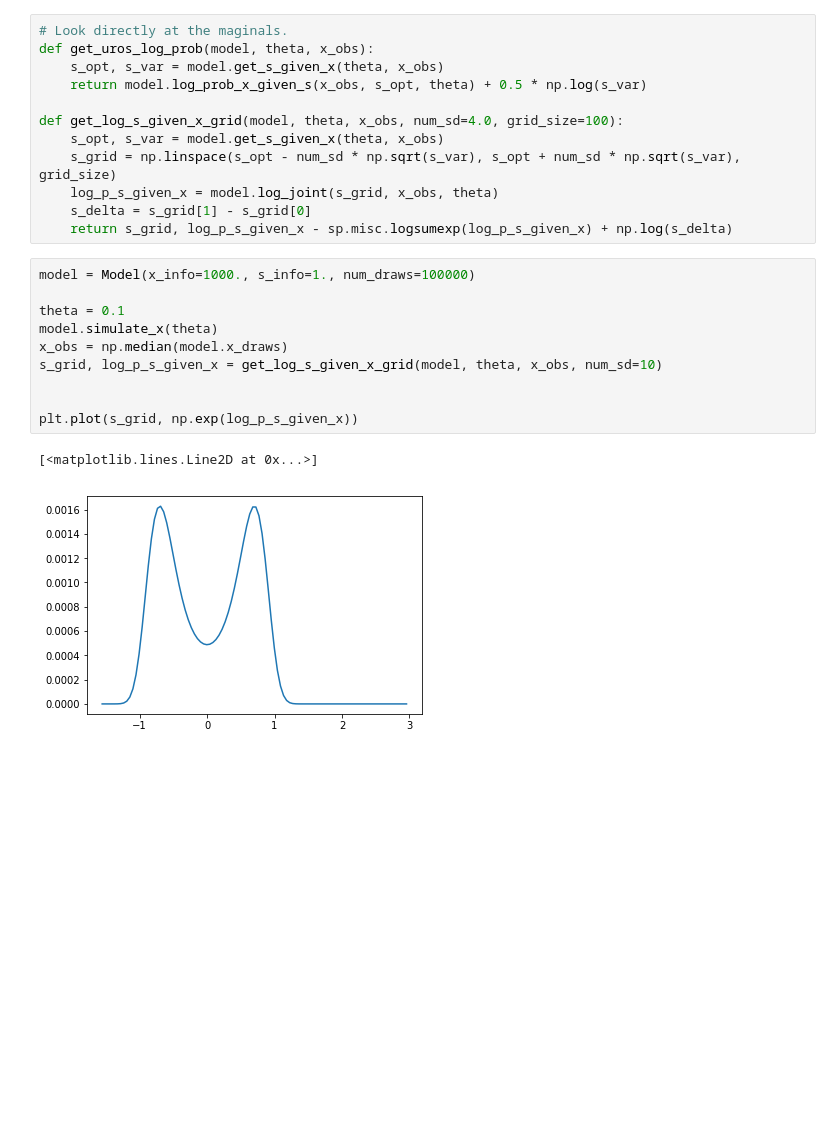
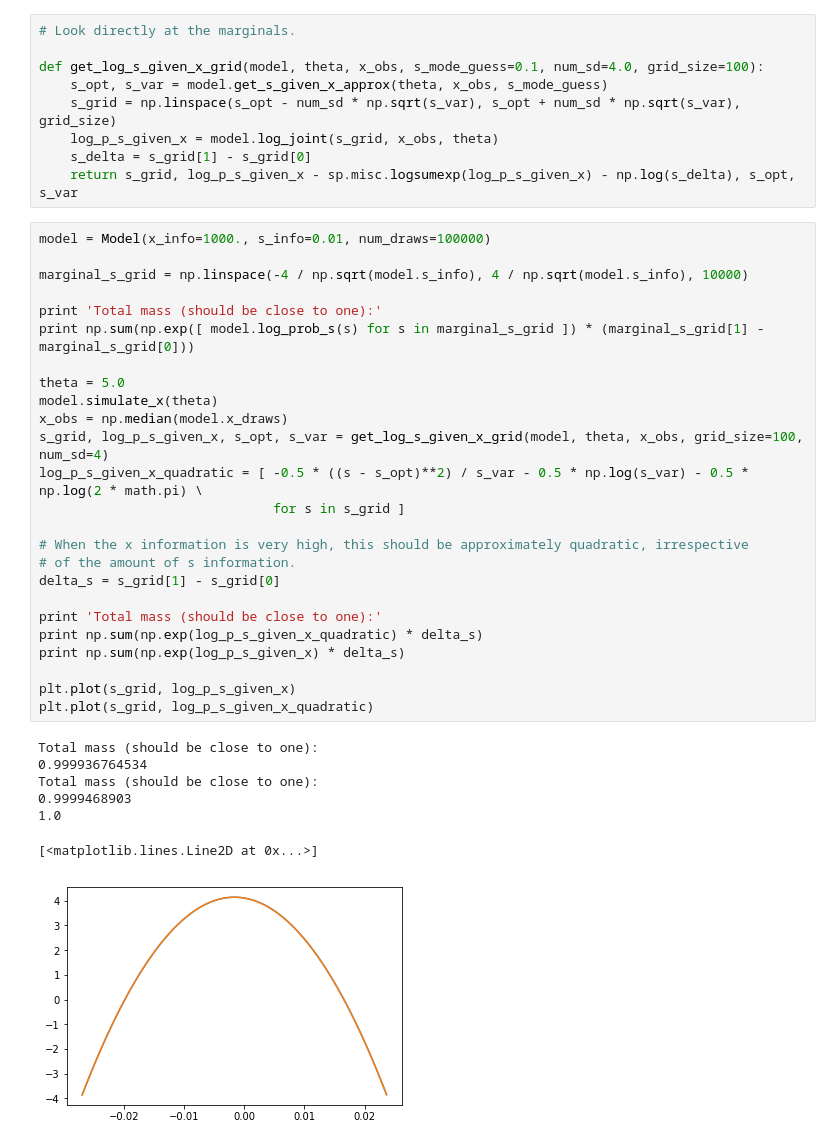
Before and after one commit to rgiordan/DECamSurvey.jl, a Jupyter notebook: python/MarginalizationExample.ipynb, the cells around one changed output. Drawn from its saved outputs; the diff is of its cells as text; blank space fills up the shorter version.

Commit message:
Prob fixed

```diff
--- a/python/MarginalizationExample.ipynb
+++ b/python/MarginalizationExample.ipynb
@@ -63,26 +87,43 @@ class Model(object):
 # %%
-# Look directly at the maginals.
-def get_uros_log_prob(model, theta, x_obs):
-    s_opt, s_var = model.get_s_given_x(theta, x_obs)
-    return model.log_prob_x_given_s(x_obs, s_opt, theta) + 0.5 * np.log(s_var)
+# Look directly at the marginals.
 
-def get_log_s_given_x_grid(model, theta, x_obs, num_sd=4.0, grid_size=100):
-    s_opt, s_var = model.get_s_given_x(theta, x_obs)
+def get_log_s_given_x_grid(model, theta, x_obs, s_mode_guess=0.1, num_sd=4.0, grid_size=100):
+    s_opt, s_var = model.get_s_given_x_approx(theta, x_obs, s_mode_guess)
     s_grid = np.linspace(s_opt - num_sd * np.sqrt(s_var), s_opt + num_sd * np.sqrt(s_var), grid_size)
     log_p_s_given_x = model.log_joint(s_grid, x_obs, theta)
     s_delta = s_grid[1] - s_grid[0]
-    return s_grid, log_p_s_given_x - sp.misc.logsumexp(log_p_s_given_x) + np.log(s_delta)
+    return s_grid, log_p_s_given_x - sp.misc.logsumexp(log_p_s_given_x) - np.log(s_delta), s_opt, s_var
-# %%
-model = Model(x_info=1000., s_info=1., num_draws=100000)
-
-theta = 0.1
-model.simulate_x(theta)
-x_obs = np.median(model.x_draws)
-s_grid, log_p_s_given_x = get_log_s_given_x_grid(model, theta, x_obs, num_sd=10)
-
-
-plt.plot(s_grid, np.exp(log_p_s_given_x))
-# %% [output]
-[<matplotlib.lines.Line2D at 0x...>]
-[figure, removed]
+# %%
+model = Model(x_info=1000., s_info=0.01, num_draws=100000)
+
+marginal_s_grid = np.linspace(-4 / np.sqrt(model.s_info), 4 / np.sqrt(model.s_info), 10000)
+
+print 'Total mass (should be close to one):'
+print np.sum(np.exp([ model.log_prob_s(s) for s in marginal_s_grid ]) * (marginal_s_grid[1] - marginal_s_grid[0]))
+
+theta = 5.0
+model.simulate_x(theta)
+x_obs = np.median(model.x_draws)
+s_grid, log_p_s_given_x, s_opt, s_var = get_log_s_given_x_grid(model, theta, x_obs, grid_size=100, num_sd=4)
+log_p_s_given_x_quadratic = [ -0.5 * ((s - s_opt)**2) / s_var - 0.5 * np.log(s_var) - 0.5 * np.log(2 * math.pi) \
+                              for s in s_grid ]
+
+# When the x information is very high, this should be approximately quadratic, irrespective
+# of the amount of s information.
+delta_s = s_grid[1] - s_grid[0]
+
+print 'Total mass (should be close to one):'
+print np.sum(np.exp(log_p_s_given_x_quadratic) * delta_s)
+print np.sum(np.exp(log_p_s_given_x) * delta_s)
+
+plt.plot(s_grid, log_p_s_given_x)
+plt.plot(s_grid, log_p_s_given_x_quadratic)
+# %% [output]
+Total mass (should be close to one):
+0.999936764534
+Total mass (should be close to one):
+0.9999468903
+1.0
+[<matplotlib.lines.Line2D at 0x...>]
+[figure, added]
 # %%
```
Also changed, not shown: parts of 5 cells of this notebook, 1 other file.
